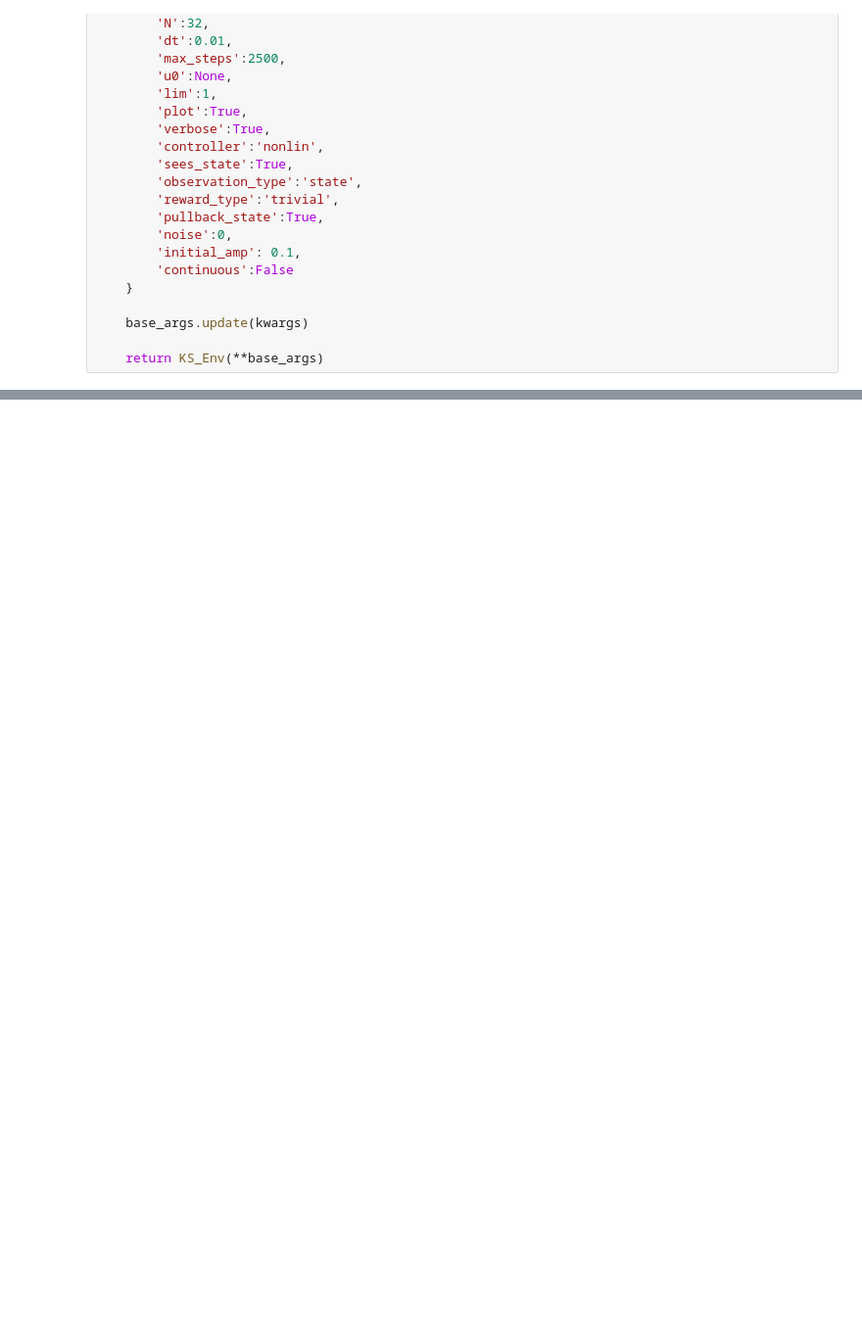
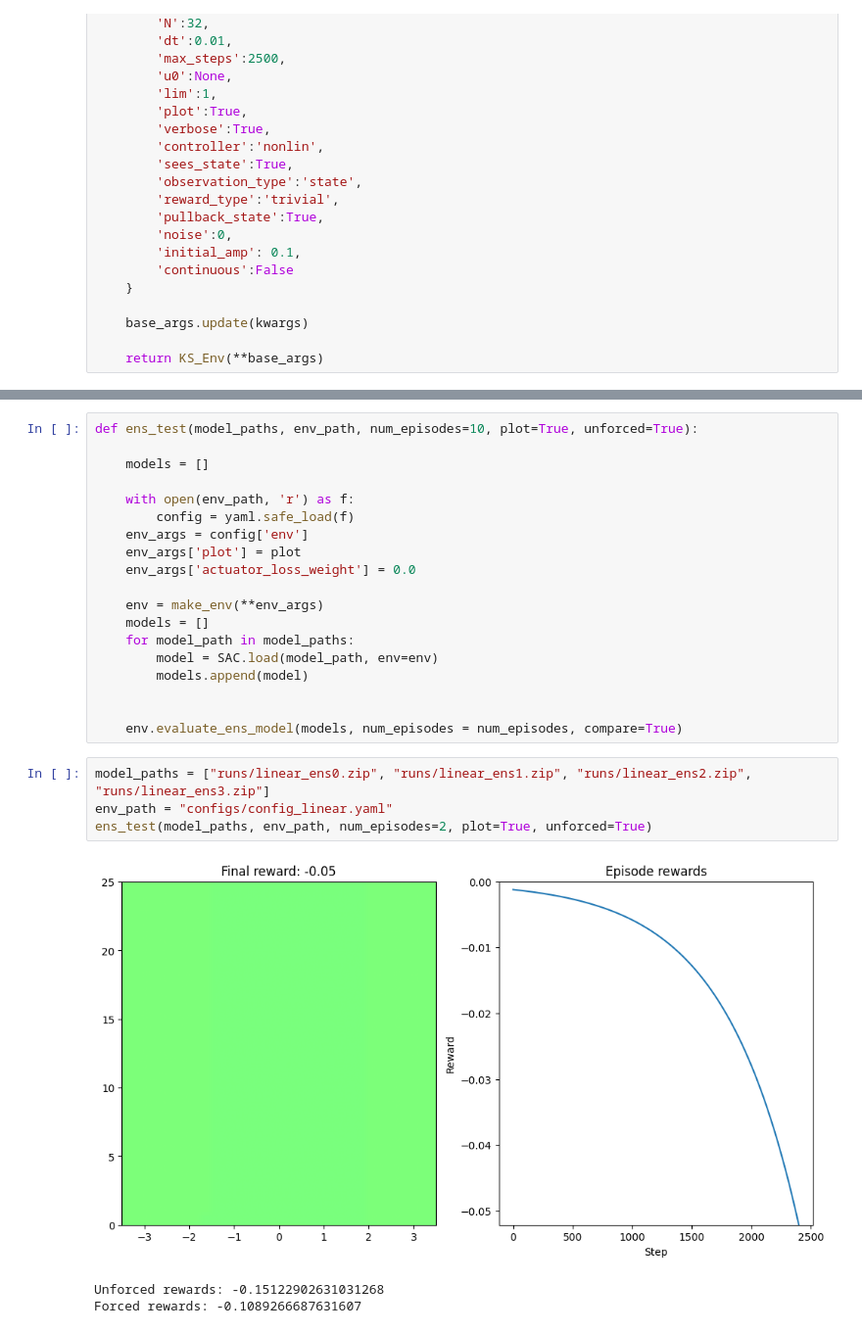
Before and after one commit to hamishlister/KS_SAC, a Jupyter notebook: trained_models_testing.ipynb, the cells around one changed output, grey strips where cells are left out. Shown: that part at 98% size. Saved outputs shown, nothing was run; the diff lists cells and outputs as text; blank space fills up the shorter version.

```diff
--- a/trained_models_testing.ipynb
+++ b/trained_models_testing.ipynb
@@ -70,0 +74,27 @@ def test(model_path, env_path, num_episodes=10, plot=True, unforced=True):
+# %%
+def ens_test(model_paths, env_path, num_episodes=10, plot=True, unforced=True):
+
+    models = []
+
+    with open(env_path, 'r') as f:
+        config = yaml.safe_load(f)
+    env_args = config['env']
+    env_args['plot'] = plot
+    env_args['actuator_loss_weight'] = 0.0
+
+    env = make_env(**env_args)
+    models = []
+    for model_path in model_paths:
+        model = SAC.load(model_path, env=env)
+        models.append(model)
+
+
+    env.evaluate_ens_model(models, num_episodes = num_episodes, compare=True)
+# %%
+model_paths = ["runs/linear_ens0.zip", "runs/linear_ens1.zip", "runs/linear_ens2.zip", "runs/linear_ens3.zip"]
+env_path = "configs/config_linear.yaml"
+ens_test(model_paths, env_path, num_episodes=2, plot=True, unforced=True)
+# %% [output]
+[figure, added]
+Unforced rewards: -0.15122902631031268
+Forced rewards: -0.1089266687631607
```
Also changed, not shown: parts of 11 cells of this notebook, 1 other file.
